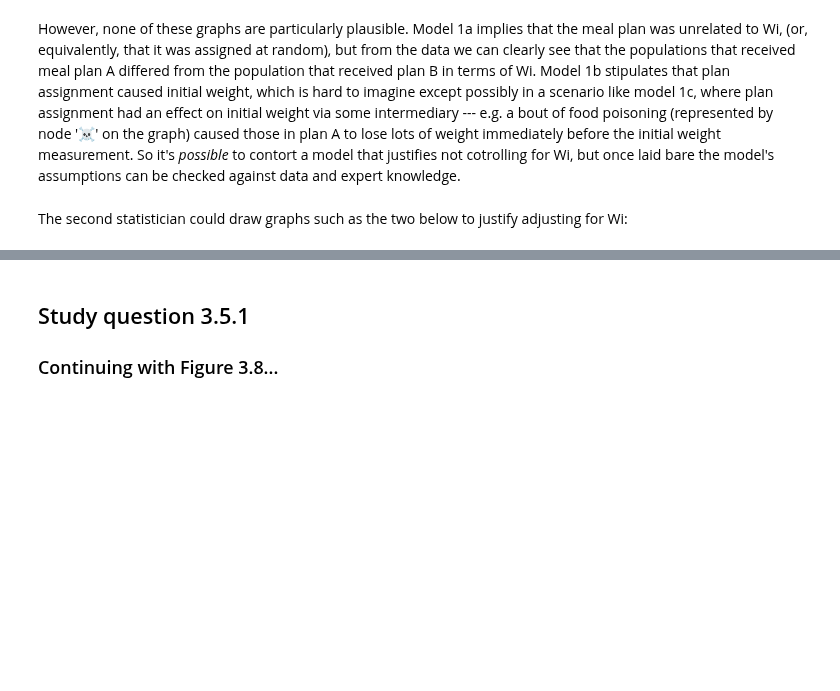
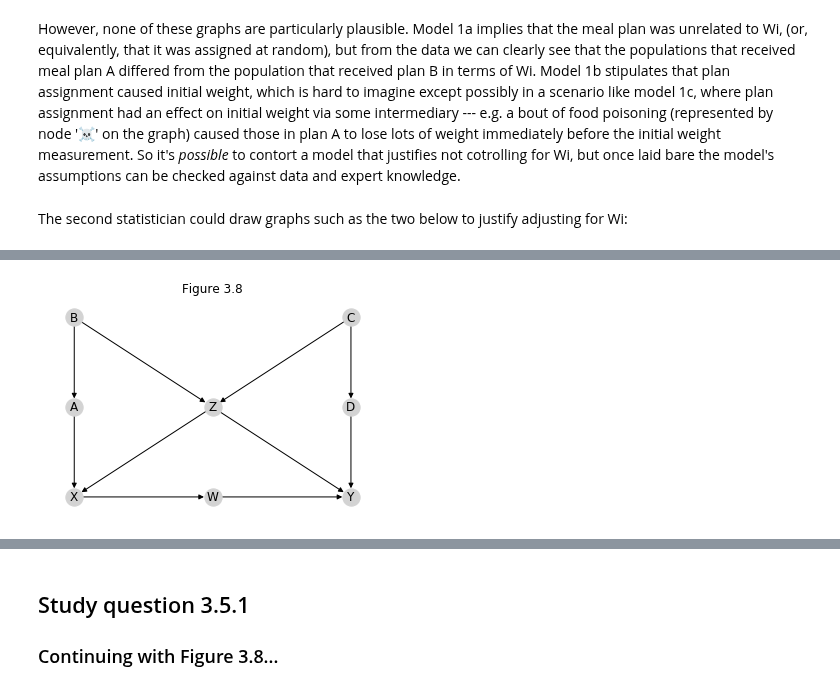
Before and after one commit to BrennanBarker/oyster, a Jupyter notebook: primer_study_questions.ipynb, the cells around one changed output, grey strips where cells are left out. Saved outputs shown, nothing was run; the diff lists cells and outputs as text; code cells hidden in the pictures; blank space fills up the shorter version.

```diff
--- a/primer_study_questions.ipynb
+++ b/primer_study_questions.ipynb
@@ -640,0 +658,4 @@ Either of statistician 2's models seems more plausible than the models fitting t
+# %%
+oy.draw(fig3_8, title='Figure 3.8')
+# %% [output]
+[figure, added]
```
Also changed, not shown: parts of 45 cells of this notebook, 1 other file.
